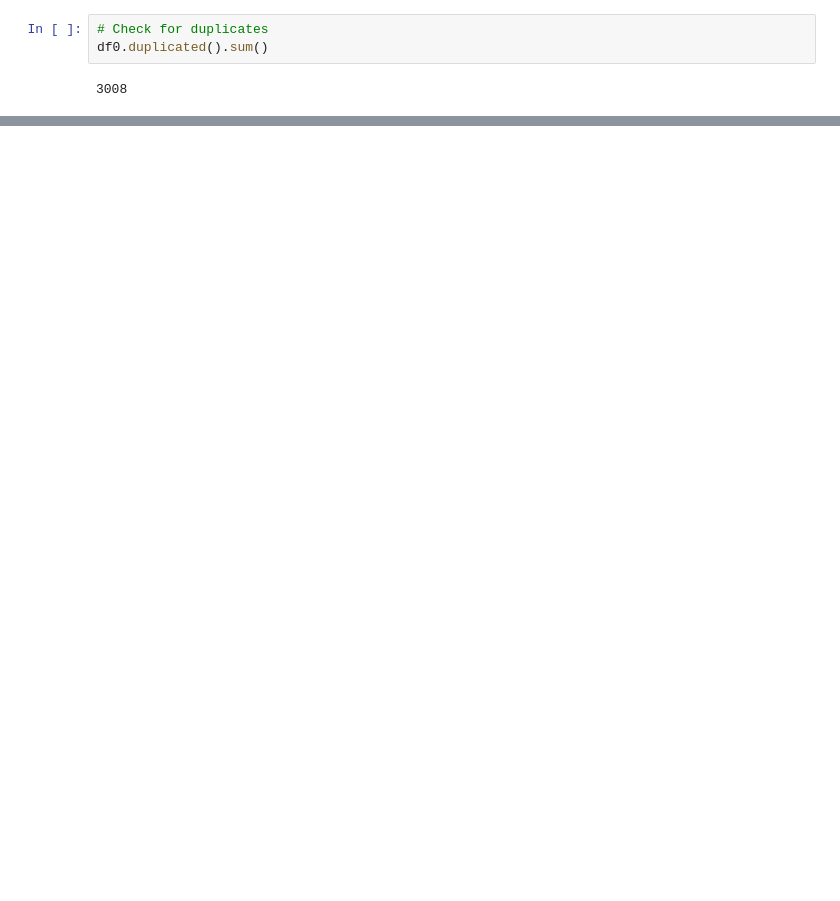
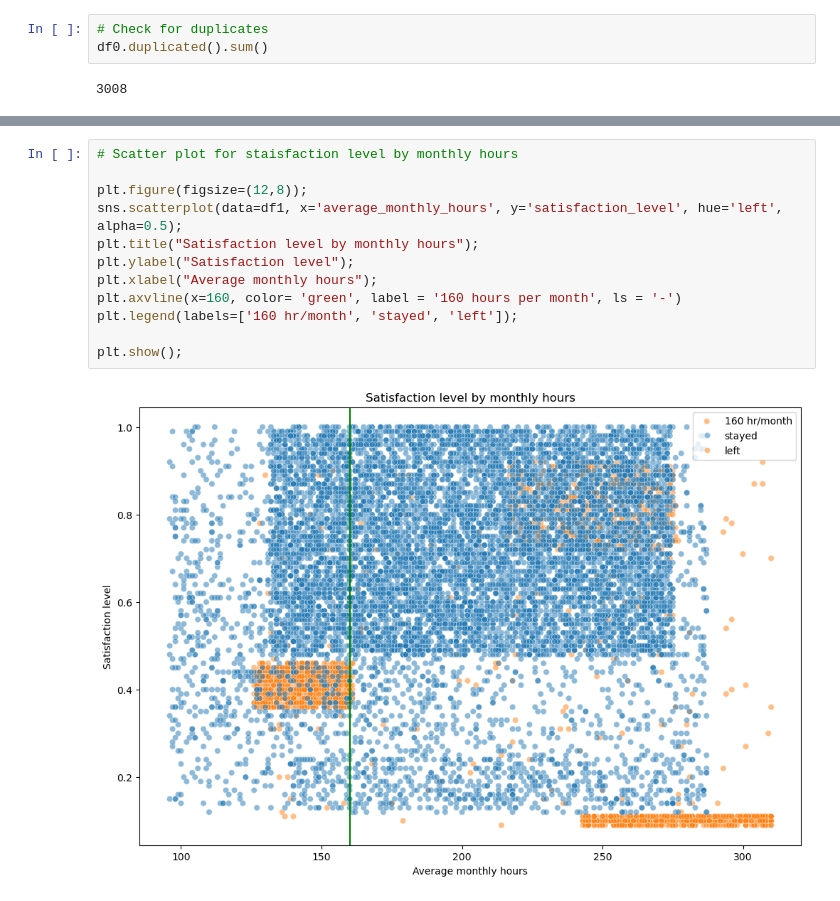
Before and after one commit to julhild/Salifort_Motors_project, a Jupyter notebook: main.ipynb, the cells around one changed output, grey strips where cells are left out. Drawn from its saved outputs; the diff is of its cells as text; blank space fills up the shorter version.

```diff
--- a/main.ipynb
+++ b/main.ipynb
@@ -140,0 +251,14 @@ df0.duplicated().sum()
+# %%
+# Scatter plot for staisfaction level by monthly hours
+
+plt.figure(figsize=(12,8));
+sns.scatterplot(data=df1, x='average_monthly_hours', y='satisfaction_level', hue='left', alpha=0.5);
+plt.title("Satisfaction level by monthly hours");
+plt.ylabel("Satisfaction level");
+plt.xlabel("Average monthly hours");
+plt.axvline(x=160, color= 'green', label = '160 hours per month', ls = '-')
+plt.legend(labels=['160 hr/month', 'stayed', 'left']);
+
+plt.show();
+# %% [output]
+[figure, added]
```
Also changed, not shown: parts of 49 cells of this notebook.
